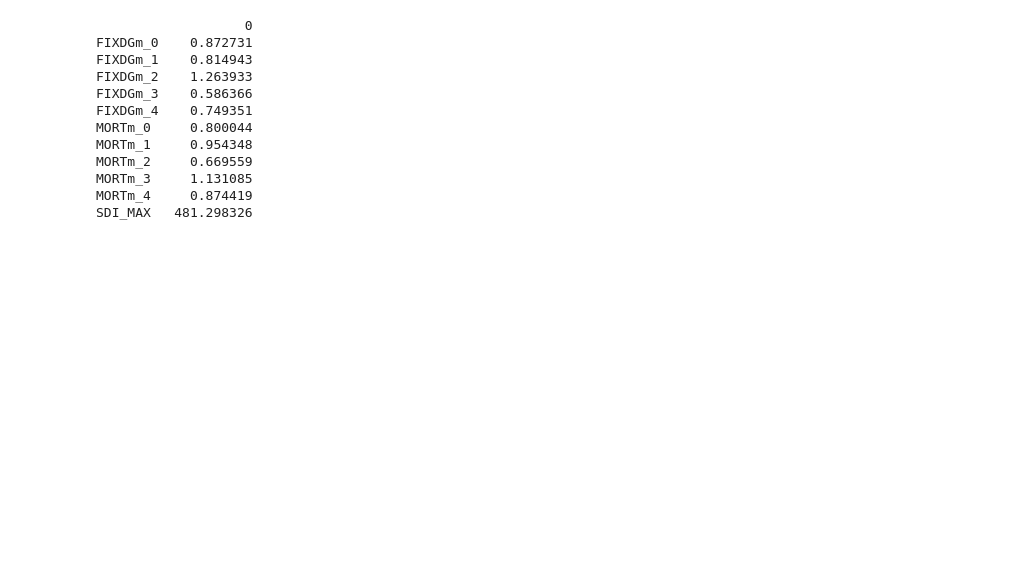
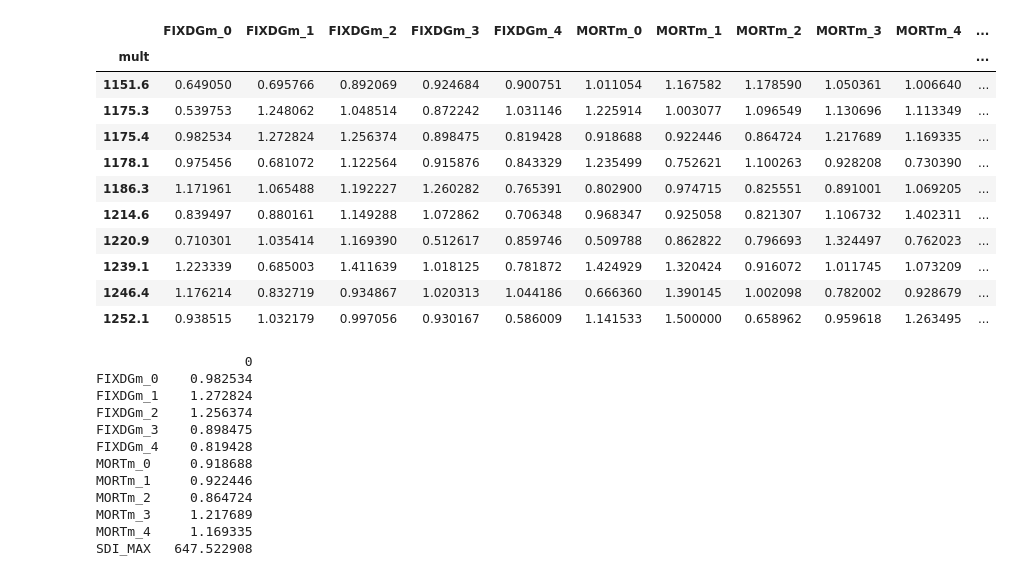
Before and after one commit to Ecotrust/calibrate_fvs, a Jupyter notebook: notebooks/ParticleSwarm.ipynb, the cells around one changed output. Cells and saved outputs as stored; diff of their text form; code cells hidden in the pictures; blank space fills up the shorter version.

Commit message:
Run Particle Swarm

```diff
--- a/notebooks/ParticleSwarm.ipynb
+++ b/notebooks/ParticleSwarm.ipynb
@@ -415,15 +435,15 @@ def run_score_batch(params, all_stands, species, sample_size, num_cores, target)
     prior = np.array([1,1,1,1,1,1,1,1,1,1,650])
     prior_diff = params - prior
     mult_logprob = norm(loc=0, scale=.1).logpdf(prior_diff[:-1]).sum()
-    sdi_logprob = norm(loc=0, scale=50).logpdf(prior_diff[-1])
+    sdi_logprob = norm(loc=0, scale=25).logpdf(prior_diff[-1])
 
-    growth_logprob = norm(loc=0, scale=1).logpdf(resid['Acc'],).sum()
+    growth_logprob = norm(loc=0, scale=358).logpdf(resid['Acc']).sum()
 
 #     mort_sse = (resid['Mort']**2).sum()
 #     mort_mae = resid['Mort'].abs().mean()
 #     mort_bias = resid['Mort'].mean()
 
-    mort_logprob = norm(loc=0, scale=1).logpdf(resid['Mort']).sum()
+    mort_logprob = norm(loc=0, scale=36).logpdf(resid['Mort']).sum()
 
     prior_logprob = mult_logprob + sdi_logprob
 
@@ -437,7 +457,7 @@ def run_score_batch(params, all_stands, species, sample_size, num_cores, target)
     else:
         #obj_fun = growth_sse + mort_sse
         obj_fun = -(prior_logprob + growth_logprob + mort_logprob)
-
+        #obj_fun = -(growth_logprob + mort_logprob)
     return obj_fun
 # %%
 LB = [0.5,   # 'FIXDGm_0'
@@ -498,0 +500,21 @@ Stopping search: maximum iterations reached --> 10
+# %%
+%%time
+
+combine = []
+for i in range(10):
+    g, fg = pso(run_score_batch, lb=LB, ub=UB,
+                           swarmsize=48, maxiter=20, processes=1,
+                           kwargs={'num_cores': 48,
+                                   'all_stands': all_stands,
+                                   'sample_size': 96,
+                                   'target': 'both',
+                                   'species': 202
+                                   })
+
+    run_results = pd.DataFrame(g, index=['FIXDGm_0', 'FIXDGm_1', 'FIXDGm_2', 'FIXDGm_3', 'FIXDGm_4',
+                                    'MORTm_0', 'MORTm_1', 'MORTm_2', 'MORTm_3', 'MORTm_4', 'SDI_MAX'])
+    run_results.columns = [round(fg, 1)]
+
+    combine.append(run_results)
+
+combined = pd.concat(combine, axis = 1)
@@ -499,20 +539,35 @@ Stopping search: maximum iterations reached --> 10
+# %%
+combined.T.sort_index()
+# %% [output]
+|  | FIXDGm_0 | FIXDGm_1 | FIXDGm_2 | FIXDGm_3 | FIXDGm_4 | MORTm_0 | MORTm_1 | MORTm_2 | MORTm_3 | MORTm_4 | ... |
+| mult |  |  |  |  |  |  |  |  |  |  | ... |
+| 1151.6 | 0.649050 | 0.695766 | 0.892069 | 0.924684 | 0.900751 | 1.011054 | 1.167582 | 1.178590 | 1.050361 | 1.006640 | ... |
+| 1175.3 | 0.539753 | 1.248062 | 1.048514 | 0.872242 | 1.031146 | 1.225914 | 1.003077 | 1.096549 | 1.130696 | 1.113349 | ... |
+| 1175.4 | 0.982534 | 1.272824 | 1.256374 | 0.898475 | 0.819428 | 0.918688 | 0.922446 | 0.864724 | 1.217689 | 1.169335 | ... |
+| 1178.1 | 0.975456 | 0.681072 | 1.122564 | 0.915876 | 0.843329 | 1.235499 | 0.752621 | 1.100263 | 0.928208 | 0.730390 | ... |
+| 1186.3 | 1.171961 | 1.065488 | 1.192227 | 1.260282 | 0.765391 | 0.802900 | 0.974715 | 0.825551 | 0.891001 | 1.069205 | ... |
+| 1214.6 | 0.839497 | 0.880161 | 1.149288 | 1.072862 | 0.706348 | 0.968347 | 0.925058 | 0.821307 | 1.106732 | 1.402311 | ... |
+| 1220.9 | 0.710301 | 1.035414 | 1.169390 | 0.512617 | 0.859746 | 0.509788 | 0.862822 | 0.796693 | 1.324497 | 0.762023 | ... |
+| 1239.1 | 1.223339 | 0.685003 | 1.411639 | 1.018125 | 0.781872 | 1.424929 | 1.320424 | 0.916072 | 1.011745 | 1.073209 | ... |
+| 1246.4 | 1.176214 | 0.832719 | 0.934867 | 1.020313 | 1.044186 | 0.666360 | 1.390145 | 1.002098 | 0.782002 | 0.928679 | ... |
+| 1252.1 | 0.938515 | 1.032179 | 0.997056 | 0.930167 | 0.586009 | 1.141533 | 1.500000 | 0.658962 | 0.959618 | 1.263495 | ... |
 # %%
-pso_results = pd.DataFrame(best_params,
+run_results = pd.DataFrame(g,
                            index=['FIXDGm_0', 'FIXDGm_1', 'FIXDGm_2', 'FIXDGm_3', 'FIXDGm_4',
                                     'MORTm_0', 'MORTm_1', 'MORTm_2', 'MORTm_3', 'MORTm_4', 'SDI_MAX']
 
                            )
-print(pso_results)
+print(run_results)
 # %% [output]
                    0
-FIXDGm_0    0.872731
-FIXDGm_1    0.814943
-FIXDGm_2    1.263933
-FIXDGm_3    0.586366
-FIXDGm_4    0.749351
-MORTm_0     0.800044
-MORTm_1     0.954348
-MORTm_2     0.669559
-MORTm_3     1.131085
-MORTm_4     0.874419
-SDI_MAX   481.298326
+FIXDGm_0    0.982534
+FIXDGm_1    1.272824
+FIXDGm_2    1.256374
+FIXDGm_3    0.898475
+FIXDGm_4    0.819428
+MORTm_0     0.918688
+MORTm_1     0.922446
+MORTm_2     0.864724
+MORTm_3     1.217689
+MORTm_4     1.169335
+SDI_MAX   647.522908
```
Also changed, not shown: parts of 18 cells of this notebook.
